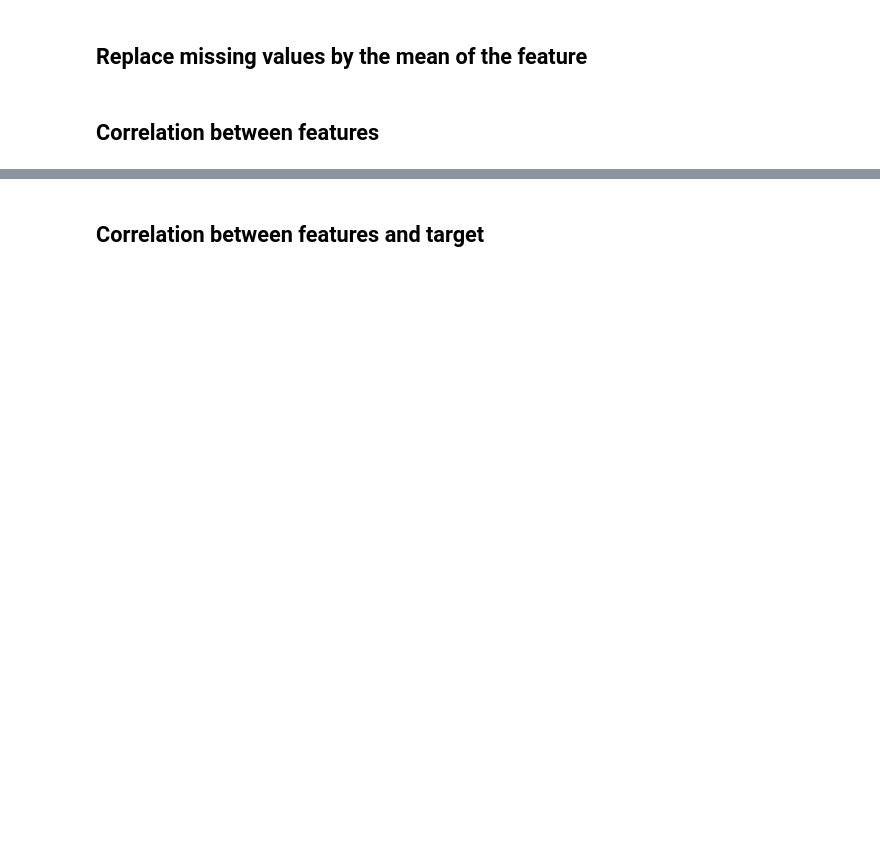
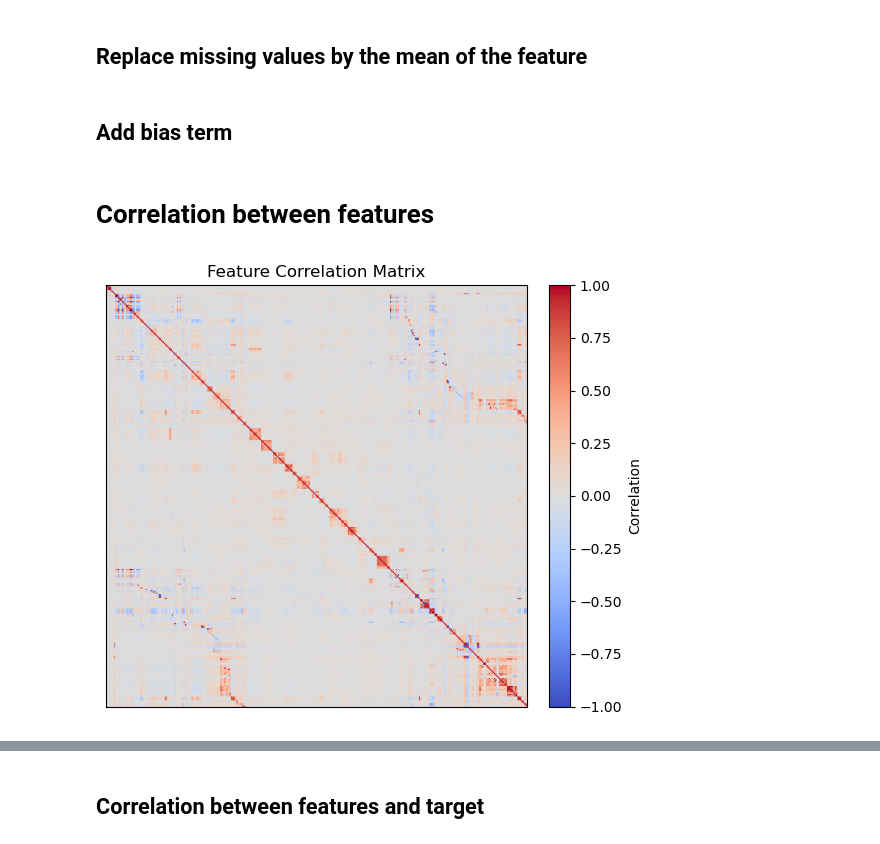
Before and after one commit to nathanmutin/MilaLyon, a Jupyter notebook: run.ipynb, the cells around one changed output, grey strips where cells are left out. Cells and saved outputs as stored; diff of their text form; code cells hidden in the pictures; blank space fills up the shorter version.

```diff
--- a/run.ipynb
+++ b/run.ipynb
@@ -9,7 +9,7 @@ import seaborn as sns
 # %%
 data_folder = './data/'
 #data_folder = 'C:/Users/ACER/OneDrive - epfl.ch/Desktop/ML/dataset/'
-data_folder = "C:/Users/plane/OneDrive/Bureau/MilaLyon/data/dataset/"
+#data_folder = "C:/Users/plane/OneDrive/Bureau/MilaLyon/data/dataset/"
 # %% [markdown]
 # Loading data from CSV files
 # %% [markdown]
@@ -29,7 +29,7 @@ The file `data/default_values.csv` contains information about each feature
 
 * **Values for no response**: values that indicate no response
 # %%
-_data = load_csv_data(data_folder, max_rows=1000)
+_data = load_csv_data(data_folder, max_rows=50000)
 x_train, x_test, y_train, train_ids, test_ids, feature_names, zero_values, default_values, useless, health_related, better_elsewhere, bad_format_no_better = _data
 
 print("Number of training samples: ", x_train.shape[0]
@@ -135,3 +217,10 @@ plt.show()
 # %% [markdown]
 ## Replace missing values by the mean of the feature
+# %%
+# Since we normalized the data, the mean should be 0
+x_train_normalized[np.where(np.isnan(x_train_normalized))] = 1
+x_test_normalized[np.where(np.isnan(x_test_normalized))] = 0
+
+# If the data is not normalized :
+# mean_imputation(x_train, x_test)
 # %%
@@ -144,0 +230,2 @@ df_x_test.fillna(df_x_train.mean(), inplace=True)
+# %% [markdown]
+## Add bias term
@@ -145,17 +242,19 @@ df_x_test.fillna(df_x_train.mean(), inplace=True)
 # %% [markdown]
-## Correlation between features
+# Correlation between features
 # %%
 # Compute correlation matrix (each row is an observation, each column a feature)
-corr = np.corrcoef(x_train, rowvar=False)
+corr = np.corrcoef(x_train_normalized, rowvar=False)
 
 # Plot heatmap
 im = plt.imshow(corr, cmap="coolwarm", vmin=-1, vmax=1)
 plt.colorbar(im, fraction=0.046, pad=0.04, label="Correlation")
 plt.xticks([])
 plt.yticks([])
 plt.title("Feature Correlation Matrix")
 plt.tight_layout()
 plt.show()
+# %% [output]
+[figure, added]
 # %%
 # Pandas version
 # Compute correlation matrix (rows=features)
```
Also changed, not shown: parts of 34 cells of this notebook, 3 other files.
